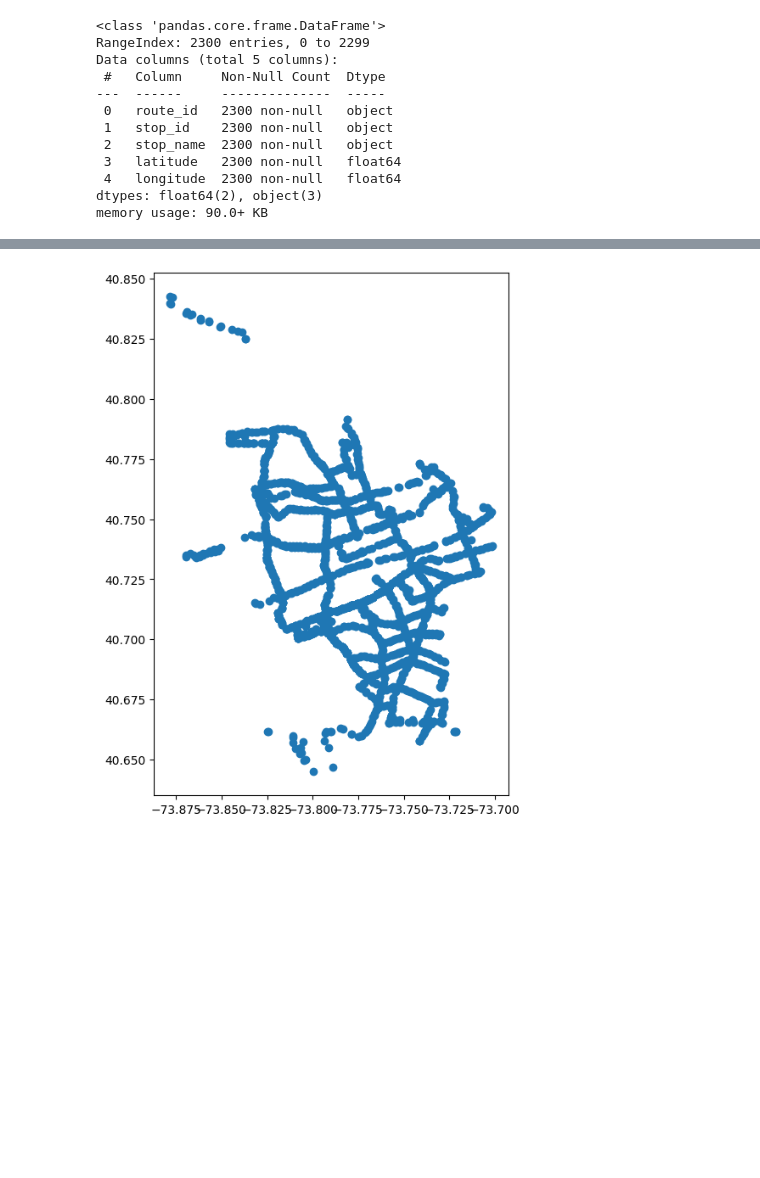
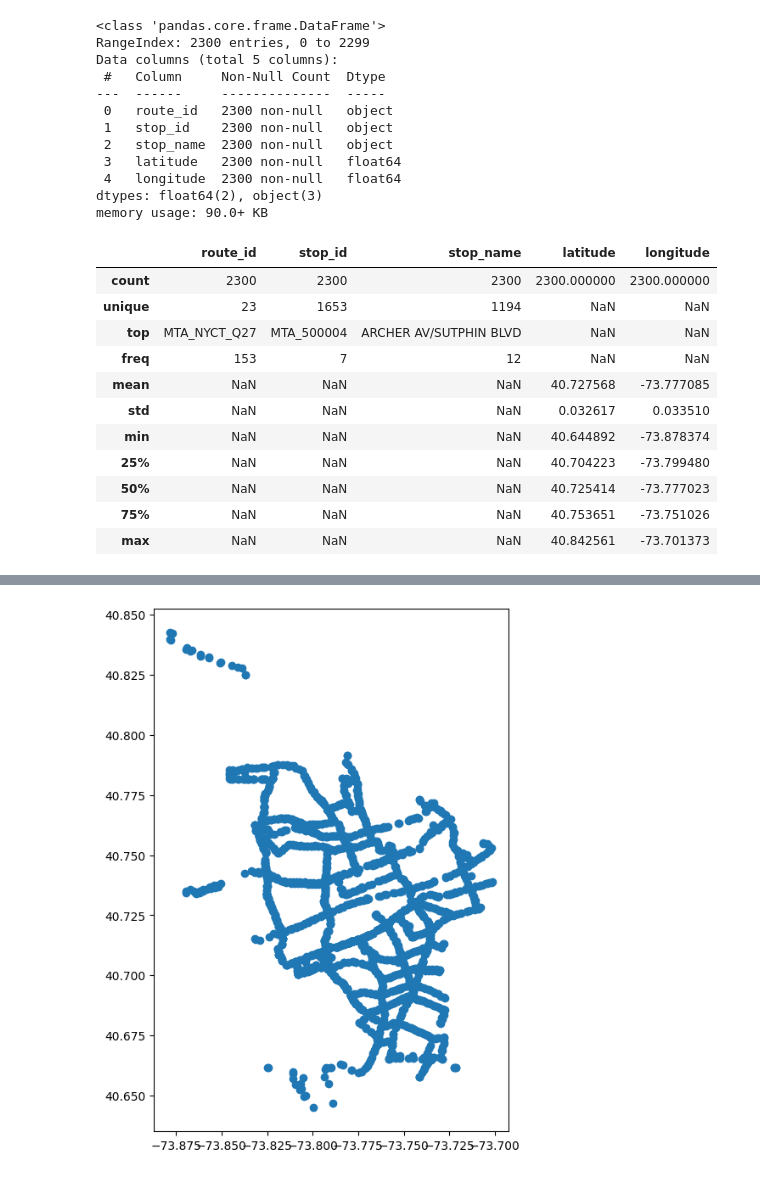
Before and after one commit to dmehta94/project-capstone-transit-inequity-eastern-queens, a Jupyter notebook: code/geopandas_sandbox.ipynb, the cells around one changed output, grey strips where cells are left out. Cells and saved outputs as stored; diff of their text form; code cells hidden in the pictures; blank space fills up the shorter version.

```diff
--- a/code/geopandas_sandbox.ipynb
+++ b/code/geopandas_sandbox.ipynb
@@ -51,6 +51,21 @@ Data columns (total 5 columns):
  4   longitude  2300 non-null   float64
 dtypes: float64(2), object(3)
 memory usage: 90.0+ KB
+# %%
+stops.describe(include = 'all')
+# %% [output]
+|  | route_id | stop_id | stop_name | latitude | longitude |
+| count | 2300 | 2300 | 2300 | 2300.000000 | 2300.000000 |
+| unique | 23 | 1653 | 1194 | NaN | NaN |
+| top | MTA_NYCT_Q27 | MTA_500004 | ARCHER AV/SUTPHIN BLVD | NaN | NaN |
+| freq | 153 | 7 | 12 | NaN | NaN |
+| mean | NaN | NaN | NaN | 40.727568 | -73.777085 |
+| std | NaN | NaN | NaN | 0.032617 | 0.033510 |
+| min | NaN | NaN | NaN | 40.644892 | -73.878374 |
+| 25% | NaN | NaN | NaN | 40.704223 | -73.799480 |
+| 50% | NaN | NaN | NaN | 40.725414 | -73.777023 |
+| 75% | NaN | NaN | NaN | 40.753651 | -73.751026 |
+| max | NaN | NaN | NaN | 40.842561 | -73.701373 |
 # %%
 stops_gdf = gpd.GeoDataFrame(
     stops, geometry = gpd.points_from_xy(stops['longitude'], stops['latitude']), crs="EPSG:4326"
```
Also changed, not shown: parts of 9 cells of this notebook, 28 other files.
